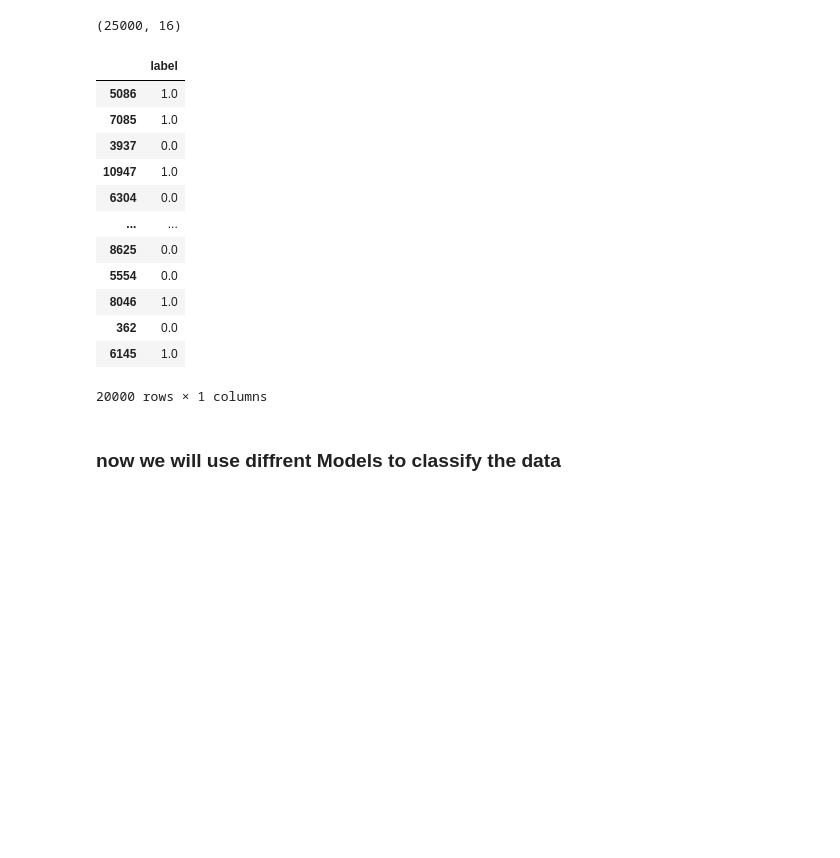
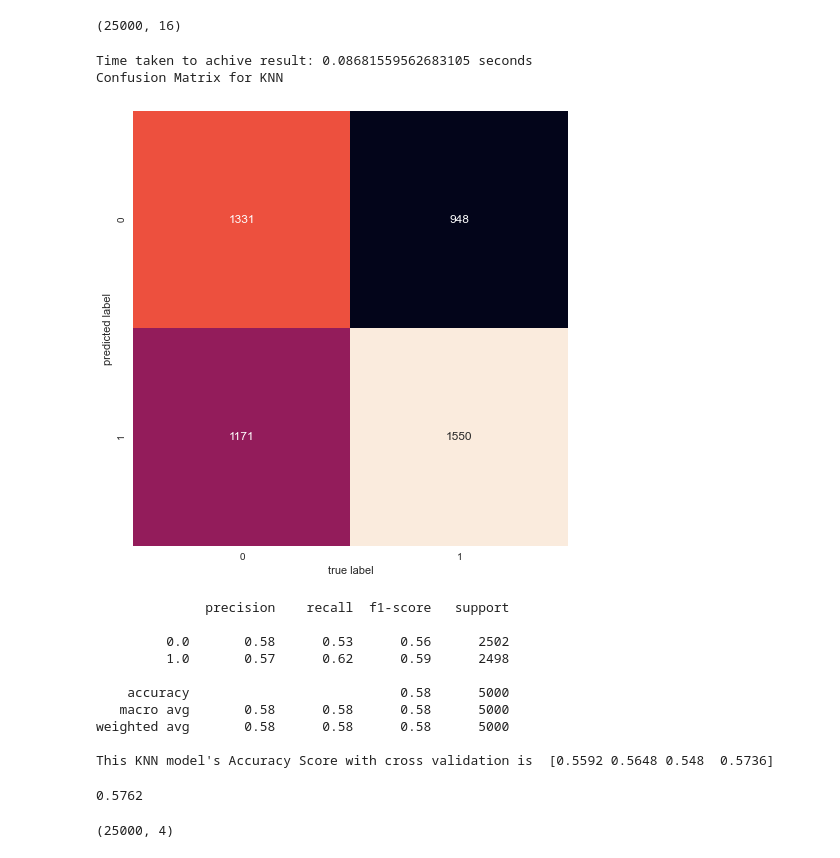
Before and after one commit to taliyashitreet/Final-Progect-2, a Jupyter notebook: Cat vs Dog.ipynb, the cells around one changed output. Saved outputs shown, nothing was run; the diff lists cells and outputs as text; code cells hidden in the pictures; blank space fills up the shorter version.

```diff
--- a/Cat vs Dog.ipynb
+++ b/Cat vs Dog.ipynb
@@ -133,21 +219,48 @@ X_train, X_test, y_train, y_test = train_test_split(X_reduced, y, test_size=0.2,
 X_reduced.shape
 # %% [output]
 (25000, 16)
-# %%
-pd.DataFrame(data=y_train)
-# %% [output]
-|  | label |
-| 5086 | 1.0 |
-| 7085 | 1.0 |
-| 3937 | 0.0 |
-| 10947 | 1.0 |
-| 6304 | 0.0 |
-| ... | ... |
-| 8625 | 0.0 |
-| 5554 | 0.0 |
-| 8046 | 1.0 |
-| 362 | 0.0 |
-| 6145 | 1.0 |
-20000 rows × 1 columns
-# %% [markdown]
-### now we will use diffrent Models to classify the data
+# %%
+knnStartTime=time.time()
+knn = KNeighborsClassifier(n_neighbors=3)
+knn.fit(X_train, y_train)
+knnTimeTaken=time.time() -knnStartTime
+print("Time taken to achive result: %s seconds" % (knnTimeTaken))
+y_pred=knn.predict(X_test)
+plt.figure(1, figsize= (8,8))
+cm=confusion_matrix(y_test, y_pred, labels=None, sample_weight=None)
+print("Confusion Matrix for KNN")
+sns.heatmap(cm.T, square=True, annot=True, fmt='d', cbar=False)
+plt.xlabel('true label')
+plt.ylabel('predicted label')
+plt.show()
+plt.close()
+print(classification_report(y_test,y_pred))
+score= cross_val_score(knn, X_test, y_test, cv=4,scoring='accuracy')
+print("This KNN model's Accuracy Score with cross validation is ", score)
+knn.score(X_test, y_test)
+
+
+#for the PCA data
+# %% [output]
+Time taken to achive result: 0.08681559562683105 seconds
+Confusion Matrix for KNN
+[figure, added]
+              precision    recall  f1-score   support
+
+         0.0       0.58      0.53      0.56      2502
+         1.0       0.57      0.62      0.59      2498
+
+    accuracy                           0.58      5000
+   macro avg       0.58      0.58      0.58      5000
+weighted avg       0.58      0.58      0.58      5000
+
+This KNN model's Accuracy Score with cross validation is  [0.5592 0.5648 0.548  0.5736]
+0.5762
+# %%
+km = KMeans(n_clusters=4, random_state=1,max_iter=100)
+X_reduced = km.fit_transform(x)
+X_train, X_test, y_train, y_test = train_test_split(X_reduced, y, test_size=0.2, random_state=0)
+
+X_reduced.shape
+# %% [output]
+(25000, 4)
```
Also changed, not shown: parts of 19 cells of this notebook, 2 other files.
